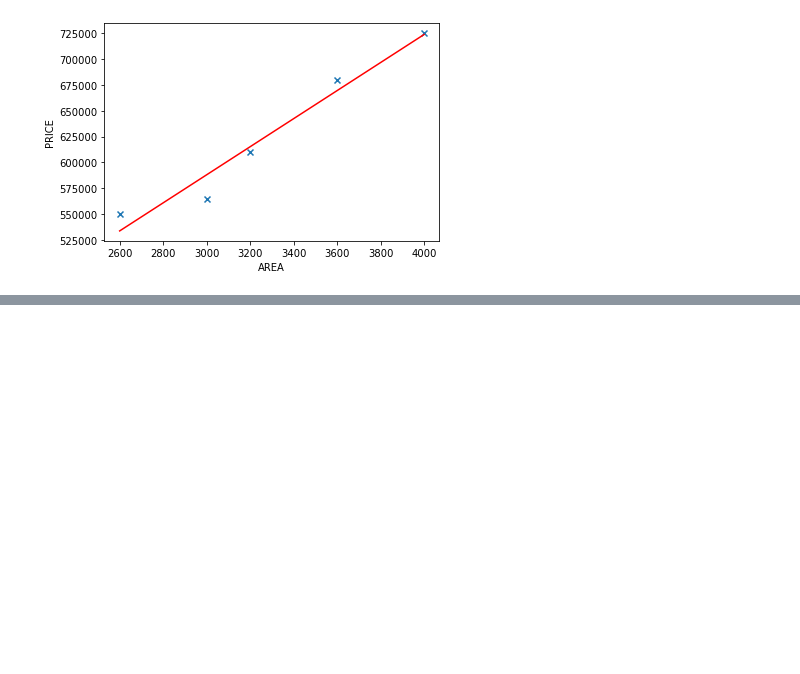
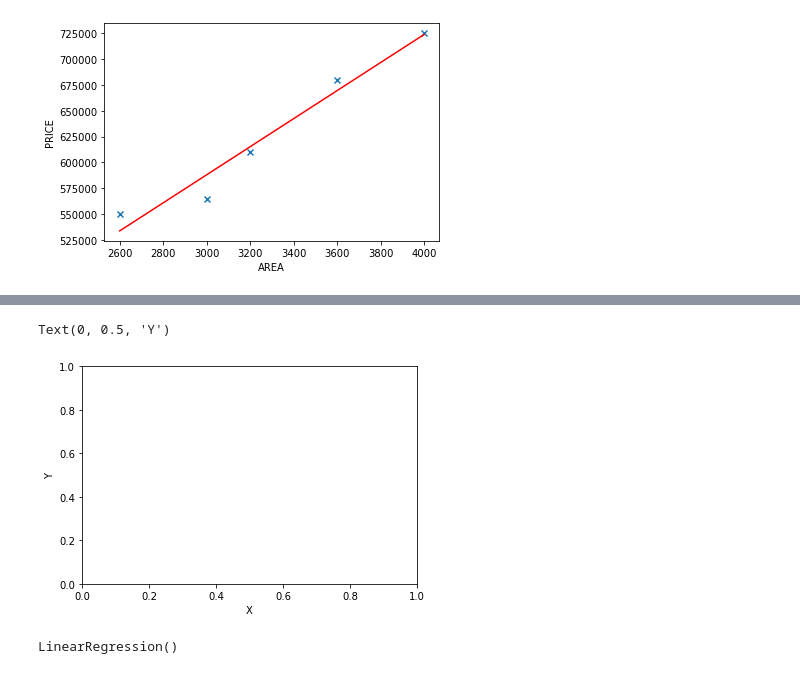
Before and after one commit to MajdVictor/ML, a Jupyter notebook: Linear Regression .ipynb, the cells around one changed output, grey strips where cells are left out. Cells and saved outputs as stored; diff of their text form; code cells hidden in the pictures; blank space fills up the shorter version.

```diff
--- a/Linear Regression .ipynb
+++ b/Linear Regression .ipynb
@@ -98,0 +120,8 @@ plt.plot(df.area, linear_reg_obj.predict(df[['area']]), color="red")
+# %%
+%matplotlib inline
+plt.xlabel("X")
+plt.ylabel("Y")
+# plt.scatter(df2[["LotArea"],["LotFrontage"]], df2["SalePrice"])
+# %% [output]
+Text(0, 0.5, 'Y')
+[figure, added]
@@ -98,0 +130,5 @@ plt.plot(df.area, linear_reg_obj.predict(df[['area']]), color="red")
+# %%
+regr = linear_model.LinearRegression()
+regr.fit(x.head(),df2["SalePrice"].head())
+# %% [output]
+LinearRegression()
```
Also changed, not shown: parts of 14 cells of this notebook.
